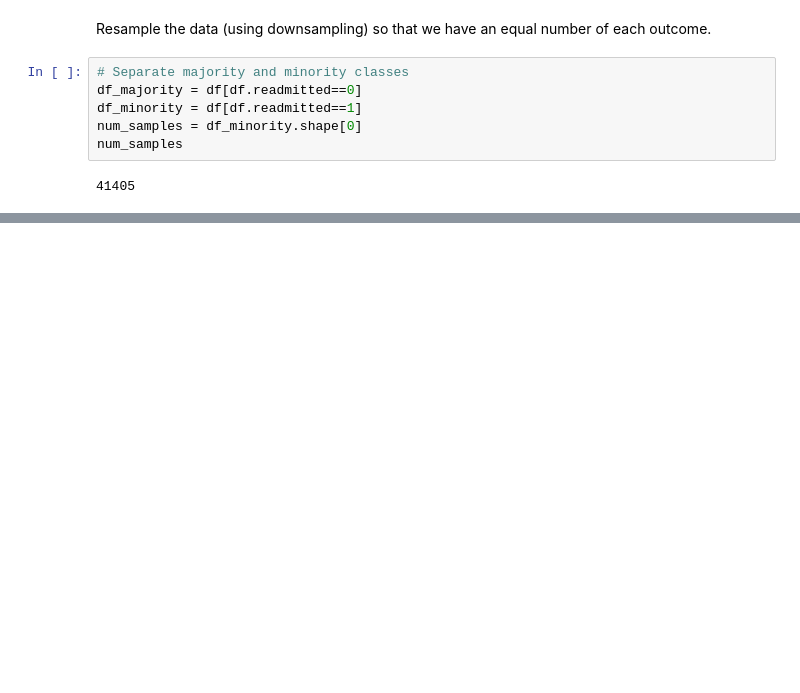
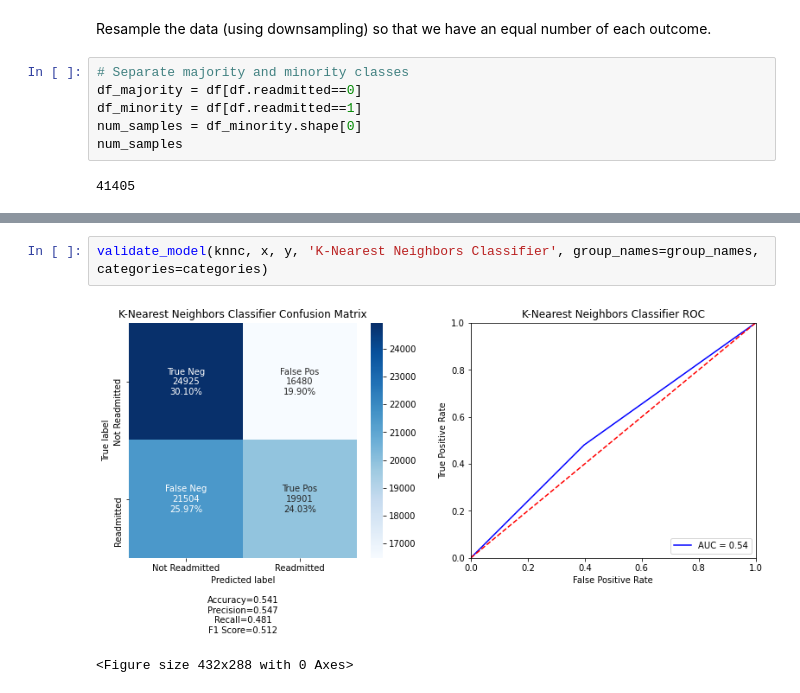
Before and after one commit to gavinmcclelland/CISC451, a Jupyter notebook: a2/code/patient_readmission.ipynb, the cells around one changed output, grey strips where cells are left out. Drawn from its saved outputs; the diff is of its cells as text; blank space fills up the shorter version.

```diff
--- a/a2/code/patient_readmission.ipynb
+++ b/a2/code/patient_readmission.ipynb
@@ -368,0 +366,5 @@ scores
+# %%
+validate_model(knnc, x, y, 'K-Nearest Neighbors Classifier', group_names=group_names, categories=categories)
+# %% [output]
+[figure, added]
+<Figure size 432x288 with 0 Axes>
```
Also changed, not shown: parts of 19 cells of this notebook, 4 other files.
